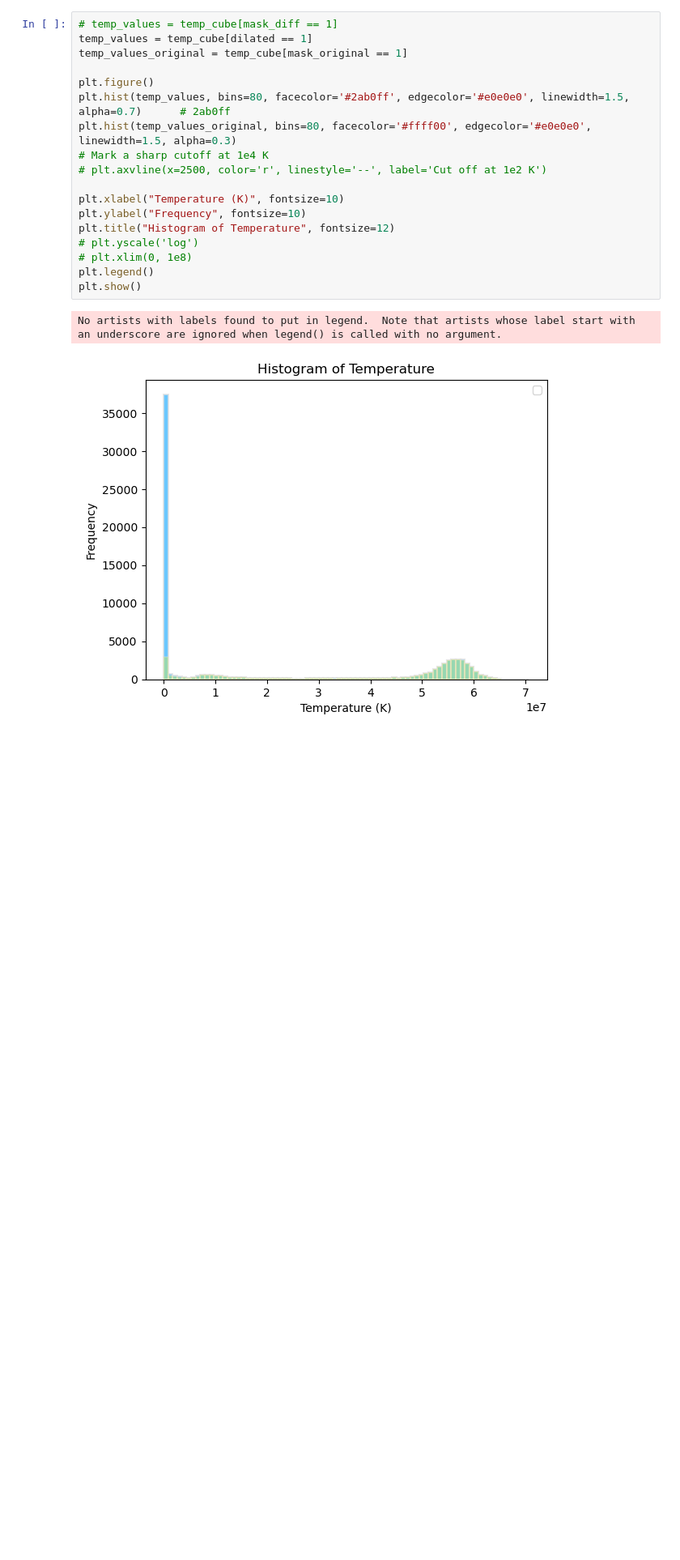
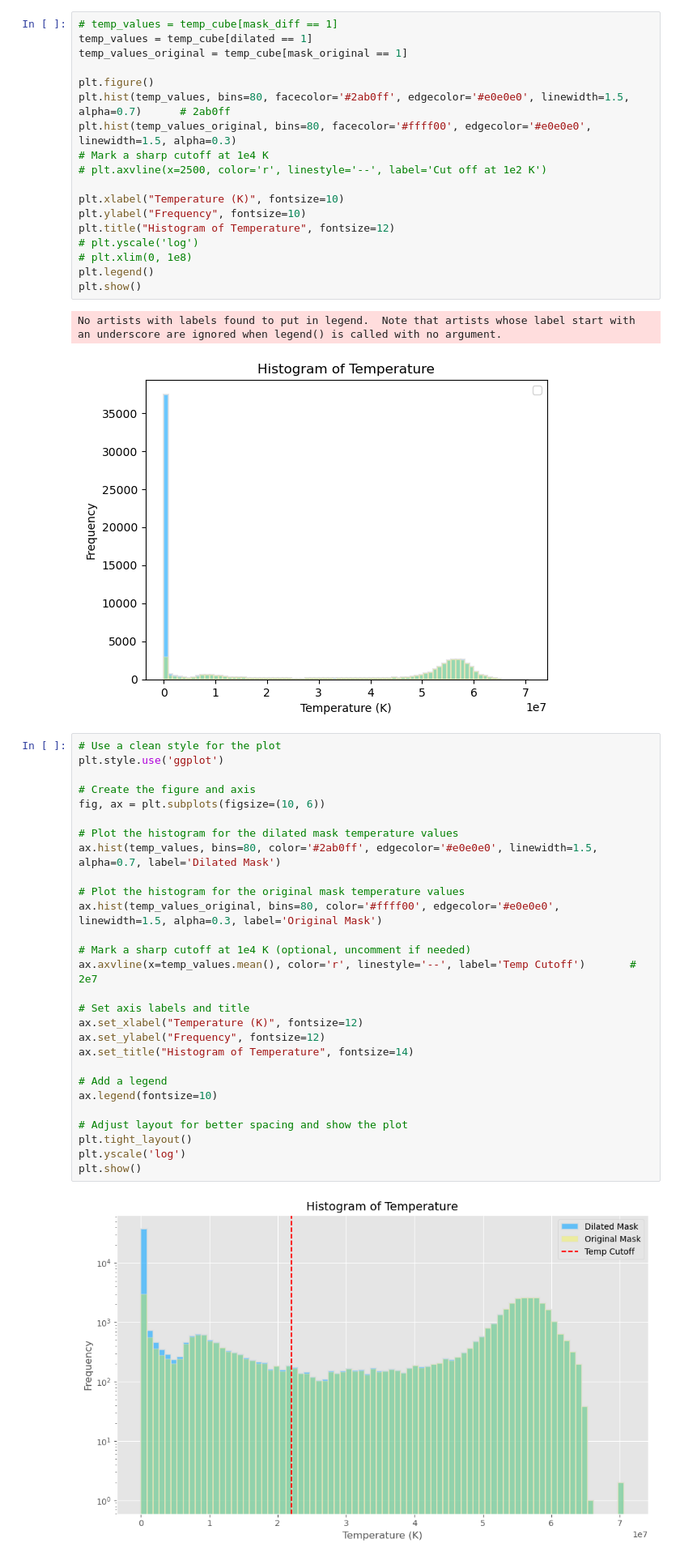
Before and after one commit to Joycelyn-Chen/Astro-UNETR, a Jupyter notebook: graphs/hist-of-temp.ipynb, the cells around one changed output. Shown: that part at 81% size. Cells and saved outputs as stored; diff of their text form; blank space fills up the shorter version.

Commit message:
prettified the temperature plot, figured out the vertical line

```diff
--- a/graphs/hist-of-temp.ipynb
+++ b/graphs/hist-of-temp.ipynb
@@ -135,3 +135,33 @@ plt.show()
 # %% [output]
 No artists with labels found to put in legend.  Note that artists whose label start with an underscore are ignored when legend() is called with no argument.
 [figure]
+# %%
+# Use a clean style for the plot
+plt.style.use('ggplot')
+
+# Create the figure and axis
+fig, ax = plt.subplots(figsize=(10, 6))
+
+# Plot the histogram for the dilated mask temperature values
+ax.hist(temp_values, bins=80, color='#2ab0ff', edgecolor='#e0e0e0', linewidth=1.5, alpha=0.7, label='Dilated Mask')
+
+# Plot the histogram for the original mask temperature values
+ax.hist(temp_values_original, bins=80, color='#ffff00', edgecolor='#e0e0e0', linewidth=1.5, alpha=0.3, label='Original Mask')
+
+# Mark a sharp cutoff at 1e4 K (optional, uncomment if needed)
+ax.axvline(x=temp_values.mean(), color='r', linestyle='--', label='Temp Cutoff')       # 2e7
+
+# Set axis labels and title
+ax.set_xlabel("Temperature (K)", fontsize=12)
+ax.set_ylabel("Frequency", fontsize=12)
+ax.set_title("Histogram of Temperature", fontsize=14)
+
+# Add a legend
+ax.legend(fontsize=10)
+
+# Adjust layout for better spacing and show the plot
+plt.tight_layout()
+plt.yscale('log')
+plt.show()
+# %% [output]
+[figure, added]
```
